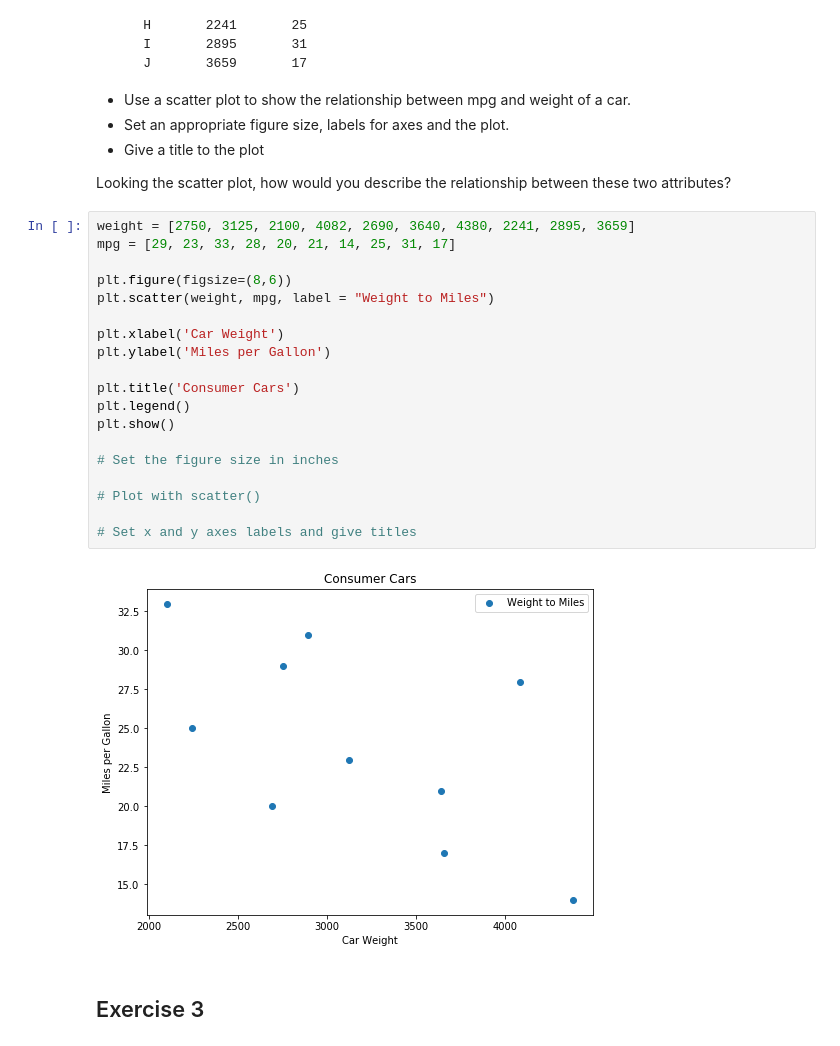
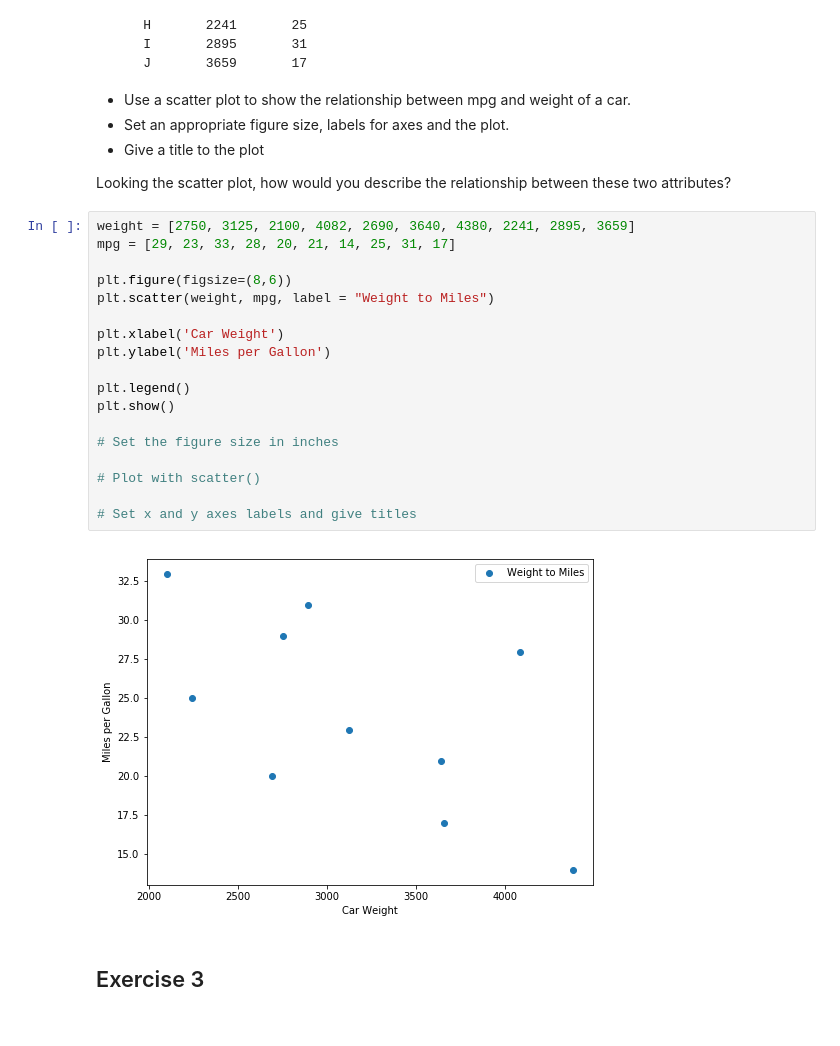
Before and after one commit to Laura-ShummonMaass/dsc-0-01-22-visualizing-data-lab-seattle-ds-career-040119, a Jupyter notebook: index.ipynb, the cells around one changed output. Drawn from its saved outputs; the diff is of its cells as text.

```diff
--- a/index.ipynb
+++ b/index.ipynb
@@ -76,24 +76,23 @@ Looking the scatter plot, how would you describe the relationship between these
 # %%
 weight = [2750, 3125, 2100, 4082, 2690, 3640, 4380, 2241, 2895, 3659]
 mpg = [29, 23, 33, 28, 20, 21, 14, 25, 31, 17]
 
 plt.figure(figsize=(8,6))
 plt.scatter(weight, mpg, label = "Weight to Miles")
 
 plt.xlabel('Car Weight')
 plt.ylabel('Miles per Gallon')
 
-plt.title('Consumer Cars')
 plt.legend()
 plt.show()
 
 # Set the figure size in inches
 
 # Plot with scatter()
 
 # Set x and y axes labels and give titles
 # %% [output]
-[figure, old version]
+[figure, new version]
 # %% [markdown]
 ## Exercise 3
 # %% [markdown]
```
